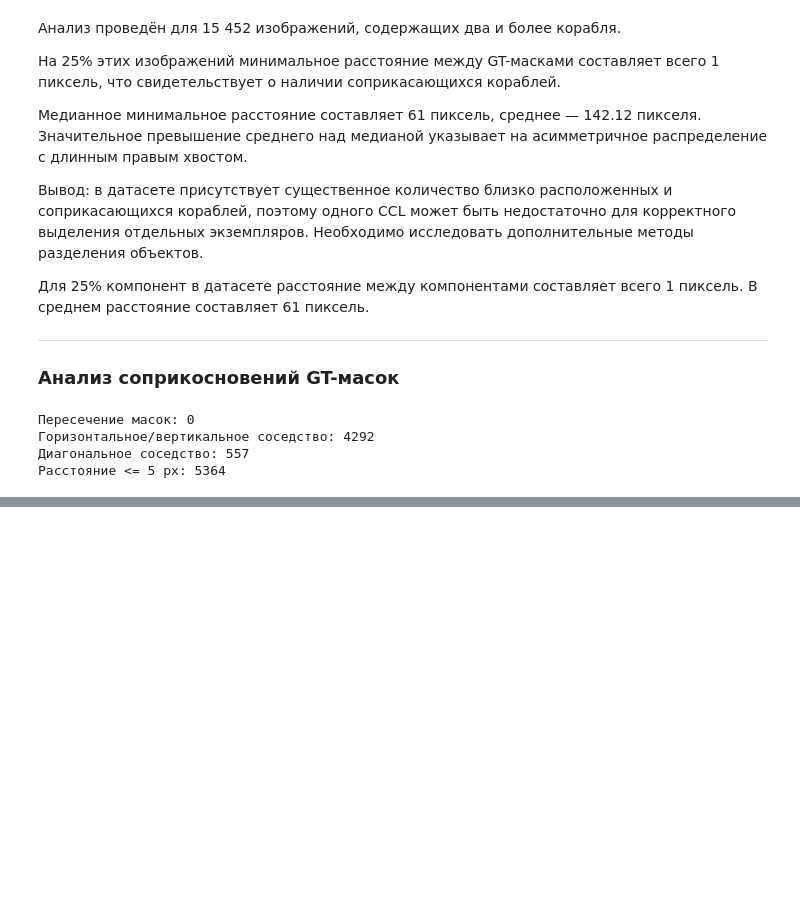
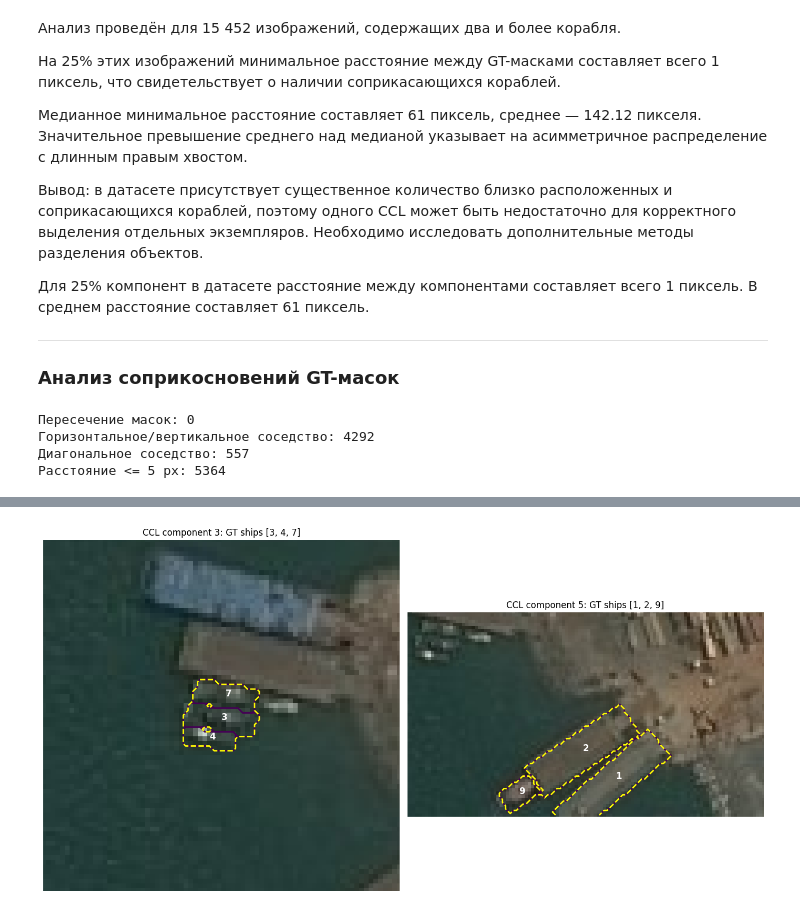
Before and after one commit to Klimentij-Kvl/ship-detection, a Jupyter notebook: notebooks/eda_instance_geometry.ipynb, the cells around one changed output, grey strips where cells are left out. Saved outputs shown, nothing was run; the diff lists cells and outputs as text; code cells hidden in the pictures; blank space fills up the shorter version.

```diff
--- a/notebooks/eda_instance_geometry.ipynb
+++ b/notebooks/eda_instance_geometry.ipynb
@@ -352,0 +418,40 @@ print("Расстояние <= 5 px:", (distances <= 5).sum())
+# %%
+image = plt.imread(f"{DATASET_DIRECTORY}/train_v2/{image_id}")
+
+fig, axes = plt.subplots(1, 2, figsize=(14, 7))
+
+for ax, component_id in zip(axes, [3, 5]):
+    gt_ids = component_to_gt[component_id]
+
+    ax.imshow(image)
+
+    #Контуры отдельных GT-кораблей
+    for gt_id in gt_ids:
+        mask = masks[gt_id - 1]
+
+        ax.contour(mask, levels=[0.5], linewidths=2)
+
+        y, x = np.where(mask)
+        ax.text(x.mean(), y.mean(), str(gt_id),
+                color="white", fontsize=12, fontweight="bold")
+
+    #Общий контур компоненты CCL
+    component_mask = labels == component_id
+
+    ax.contour(component_mask, levels=[0.5],
+               colors="yellow", linewidths=2, linestyles="dashed")
+
+    #Увеличиваем область компоненты
+    y, x = np.where(component_mask)
+    padding = 30
+
+    ax.set_xlim(max(0, x.min() - padding), min(w, x.max() + padding))
+    ax.set_ylim(min(h, y.max() + padding), max(0, y.min() - padding))
+
+    ax.set_title(f"CCL component {component_id}: GT ships {gt_ids}")
+    ax.axis("off")
+
+plt.tight_layout()
+plt.show()
+# %% [output]
+[figure, added]
```
Also changed, not shown: parts of 8 cells of this notebook.
